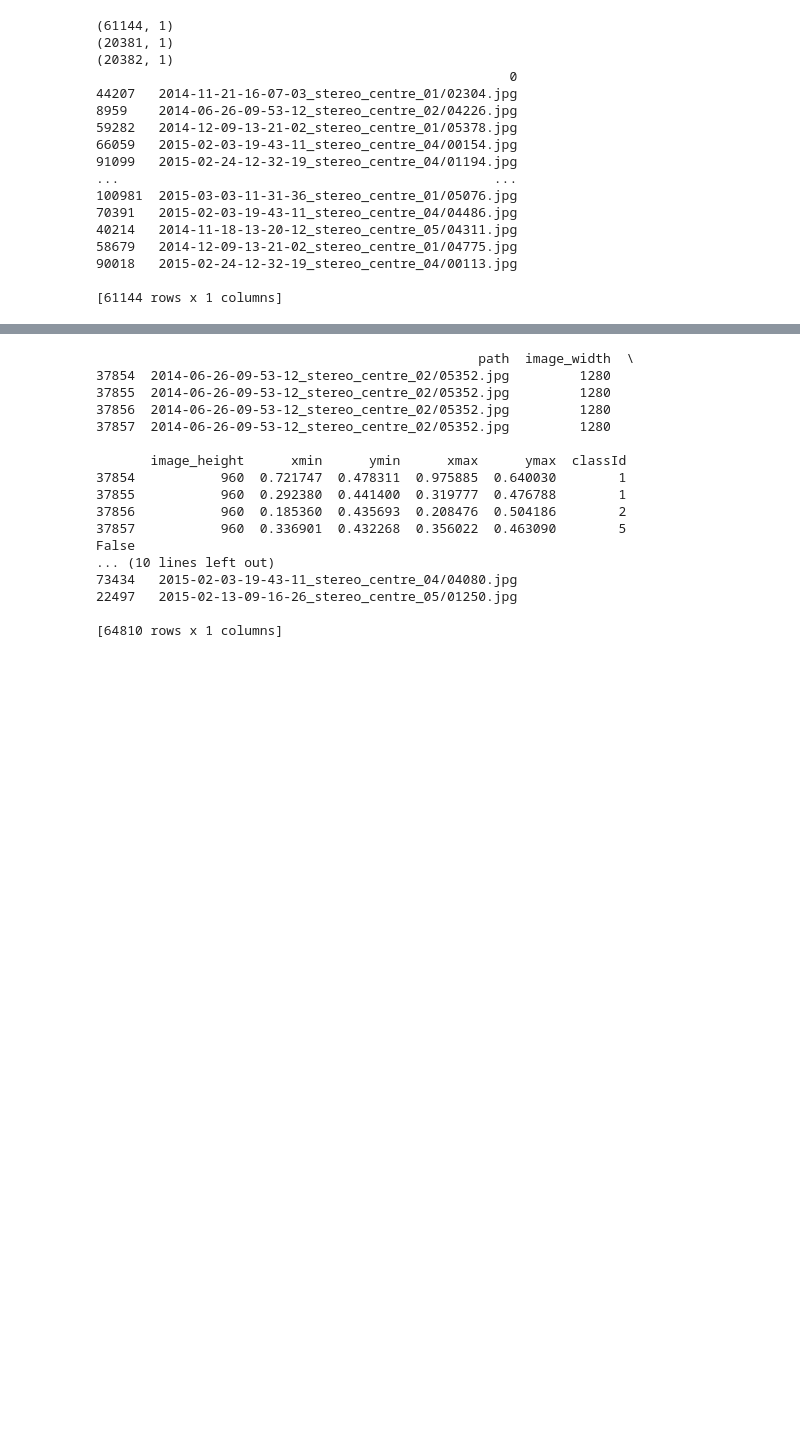
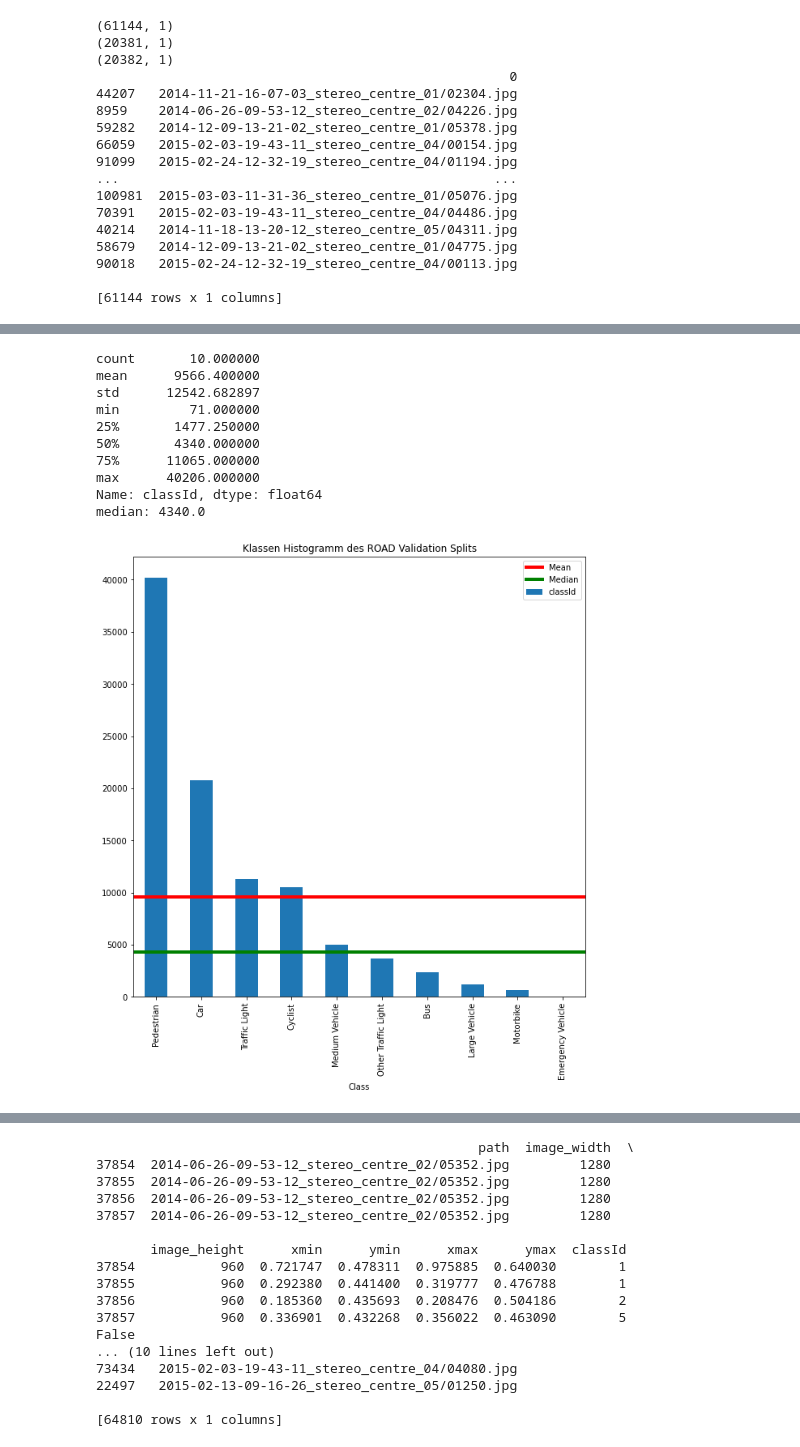
Before and after one commit to AutonomeStudienarbeit/EvalFramework, a Jupyter notebook: notebooks/road_dataset.ipynb, the cells around one changed output, grey strips where cells are left out. Drawn from its saved outputs; the diff is of its cells as text; code cells hidden in the pictures; blank space fills up the shorter version.

```diff
--- a/notebooks/road_dataset.ipynb
+++ b/notebooks/road_dataset.ipynb
@@ -258,0 +340,25 @@ print(train)
+# %%
+val_df = pd.merge(left=val, right=gt_df, left_on=0, right_on='path')
+val_class_counts = pd.value_counts(val_df['classId'])
+val_labels = pd.merge(left=val_class_counts, right=class_labels, left_index=True, right_index=True)
+val_ax = val_class_counts.plot(figsize=(10,10), title="Klassen Histogramm des ROAD Validation Splits", xlabel="Class", kind="bar")
+val_ax.axhline(y=val_class_counts.mean(), linewidth=4, color='r', label='Mean')
+val_ax.axhline(y=val_class_counts.median(), linewidth=4, color='g', label='Median')
+val_ax.legend()
+val_ax.set_xticklabels(labels=val_labels[0])
+road_val_fig = val_ax.get_figure()
+road_val_fig.show()
+print(val_class_counts.describe())
+print(f"median: {val_class_counts.median()}")
+# %% [output]
+count       10.000000
+mean      9566.400000
+std      12542.682897
+min         71.000000
+25%       1477.250000
+50%       4340.000000
+75%      11065.000000
+max      40206.000000
+Name: classId, dtype: float64
+median: 4340.0
+[figure, added]
```
Also changed, not shown: parts of 9 cells of this notebook.
